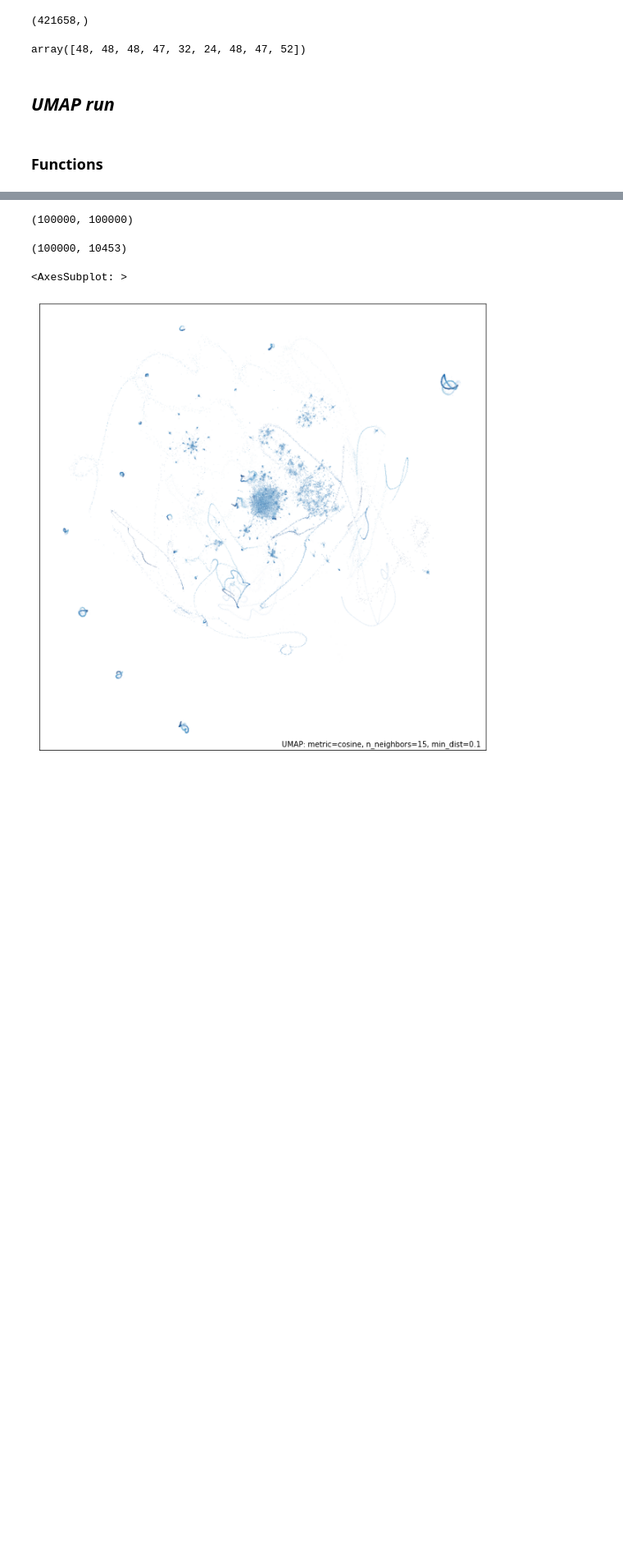
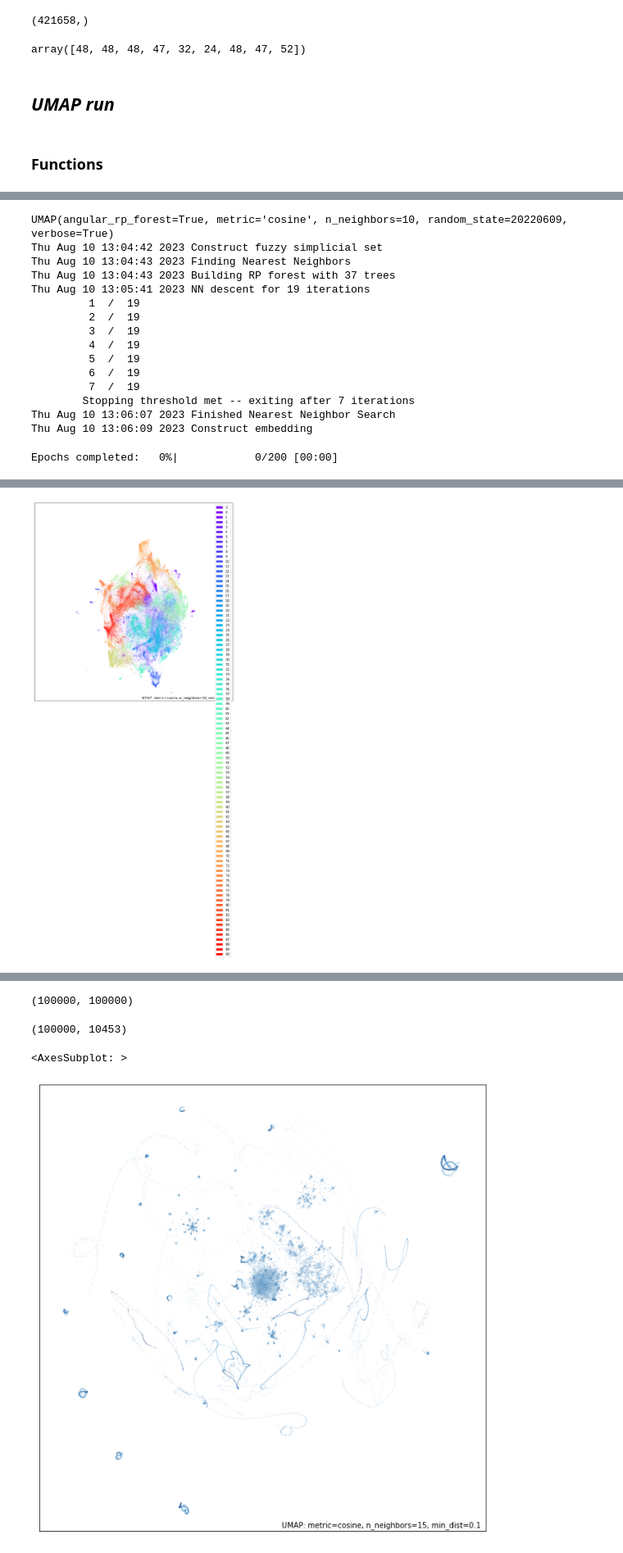
Before and after one commit to ShiuLab/plant_sci_hist, a Jupyter notebook: 4_topic_model/script_4_6_umap.ipynb, the cells around one changed output, grey strips where cells are left out. Shown at 82% size. Drawn from its saved outputs; the diff is of its cells as text; code cells hidden in the pictures; blank space fills up the shorter version.

```diff
--- a/4_topic_model/script_4_6_umap.ipynb
+++ b/4_topic_model/script_4_6_umap.ipynb
@@ -121,7 +124,8 @@ def get_mapper(mapper_dir, n_neighbors=15, min_dist=0.1, metric='cosine',
   # else create mapper obj and save
   else:
     model  = umap.UMAP(n_neighbors=n_neighbors, min_dist=min_dist,
-                       metric=metric, random_state=random_state)
+                       metric=metric, random_state=random_state,
+                       verbose=True)
     mapper = model.fit(embeddings)
     with open(mapper_file, "wb") as f:
       pickle.dump(mapper, f)
@@ -192,0 +229,25 @@ plot_each(mapper_dir, mapper_def, topics_array, ckeys)
+# %%
+n_neighbors = 10
+min_dist    = 0.1
+metric      = 'cosine'
+
+mapper_dir2 = work_dir / '_umap_nn10'
+mapper_def2 = get_mapper(mapper_dir2, n_neighbors=n_neighbors)
+plot_overall(mapper_dir2, mapper_def2, topics_array, ckeys)
+# %% [output]
+UMAP(angular_rp_forest=True, metric='cosine', n_neighbors=10, random_state=20220609, verbose=True)
+Thu Aug 10 13:04:42 2023 Construct fuzzy simplicial set
+Thu Aug 10 13:04:43 2023 Finding Nearest Neighbors
+Thu Aug 10 13:04:43 2023 Building RP forest with 37 trees
+Thu Aug 10 13:05:41 2023 NN descent for 19 iterations
+         1  /  19
+         2  /  19
+         3  /  19
+         4  /  19
+         5  /  19
+         6  /  19
+         7  /  19
+        Stopping threshold met -- exiting after 7 iterations
+Thu Aug 10 13:06:07 2023 Finished Nearest Neighbor Search
+Thu Aug 10 13:06:09 2023 Construct embedding
+Epochs completed:   0%|            0/200 [00:00]
@@ -192,0 +263 @@ plot_each(mapper_dir, mapper_def, topics_array, ckeys)
+[figure, added]
```
Also changed, not shown: parts of 32 cells of this notebook, 4 other files.
